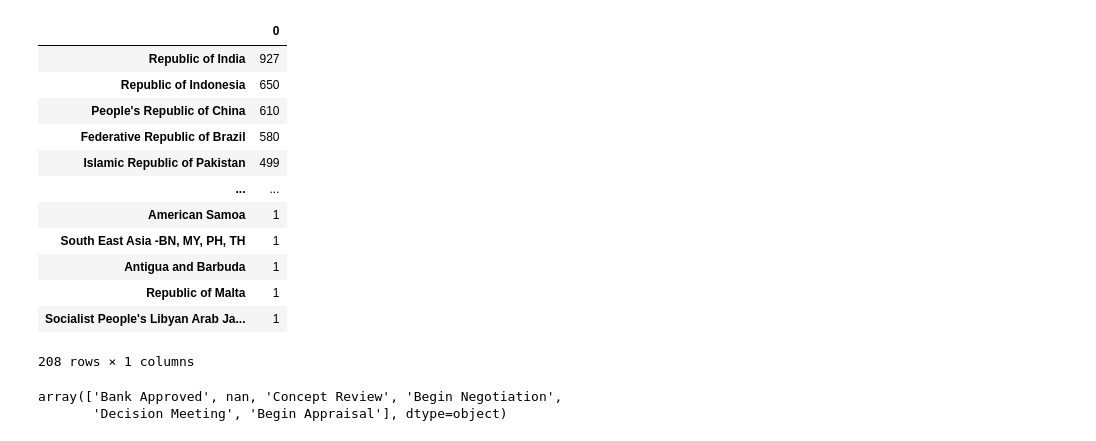
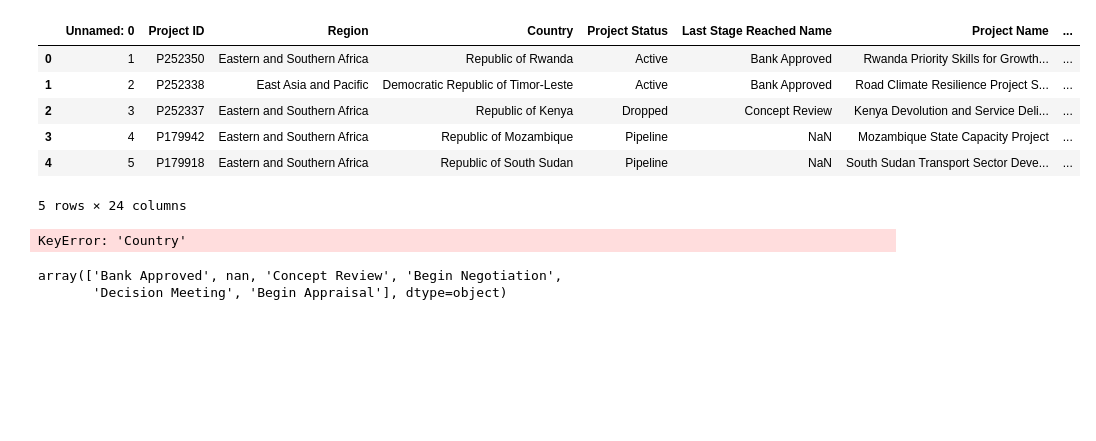
Before and after one commit to ababber19/SWUH, a Jupyter notebook: Graphs.ipynb, the cells around one changed output. Saved outputs shown, nothing was run; the diff lists cells and outputs as text; code cells hidden in the pictures; blank space fills up the shorter version.

```diff
--- a/Graphs.ipynb
+++ b/Graphs.ipynb
@@ -5,27 +5,25 @@ import os
 import glob
 import seaborn as sns
 # %%
-path = os.path.join(os.getcwd(), "World_Bank_Projects_downloaded_11_2_2022.xls")
+# Imports file containing projects
+path = os.path.join(os.getcwd(), "World_Bank_Projects_Cleaned.csv")
 
-projects = pd.read_excel(path, header=1)
-projects = projects[1:]
+projects = pd.read_csv(path)
+# %%
+projects.head()
+# %% [output]
+|  | Unnamed: 0 | Project ID | Region | Country | Project Status | Last Stage Reached Name | Project Name | ... |
+| 0 | 1 | P252350 | Eastern and Southern Africa | Republic of Rwanda | Active | Bank Approved | Rwanda Priority Skills for Growth... | ... |
+| 1 | 2 | P252338 | East Asia and Pacific | Democratic Republic of Timor-Leste | Active | Bank Approved | Road Climate Resilience Project S... | ... |
+| 2 | 3 | P252337 | Eastern and Southern Africa | Republic of Kenya | Dropped | Concept Review | Kenya Devolution and Service Deli... | ... |
+| 3 | 4 | P179942 | Eastern and Southern Africa | Republic of Mozambique | Pipeline | NaN | Mozambique State Capacity Project | ... |
+| 4 | 5 | P179918 | Eastern and Southern Africa | Republic of South Sudan | Pipeline | NaN | South Sudan Transport Sector Deve... | ... |
+5 rows × 24 columns
 # %%
 country = projects['Country'].value_counts().to_dict()
 pd.DataFrame.from_dict(country, orient="index")
 # %% [output]
-|  | 0 |
-| Republic of India | 927 |
-| Republic of Indonesia | 650 |
-| People's Republic of China | 610 |
-| Federative Republic of Brazil | 580 |
-| Islamic Republic of Pakistan | 499 |
-| ... | ... |
-| American Samoa | 1 |
-| South East Asia -BN, MY, PH, TH | 1 |
-| Antigua and Barbuda | 1 |
-| Republic of Malta | 1 |
-| Socialist People's Libyan Arab Ja... | 1 |
-208 rows × 1 columns
+KeyError: 'Country'
 # %%
 temp = projects[projects["Project Status"]=="Closed"]
 temp["Last Stage Reached Name"].unique()
```
Also changed, not shown: 1 other file.
